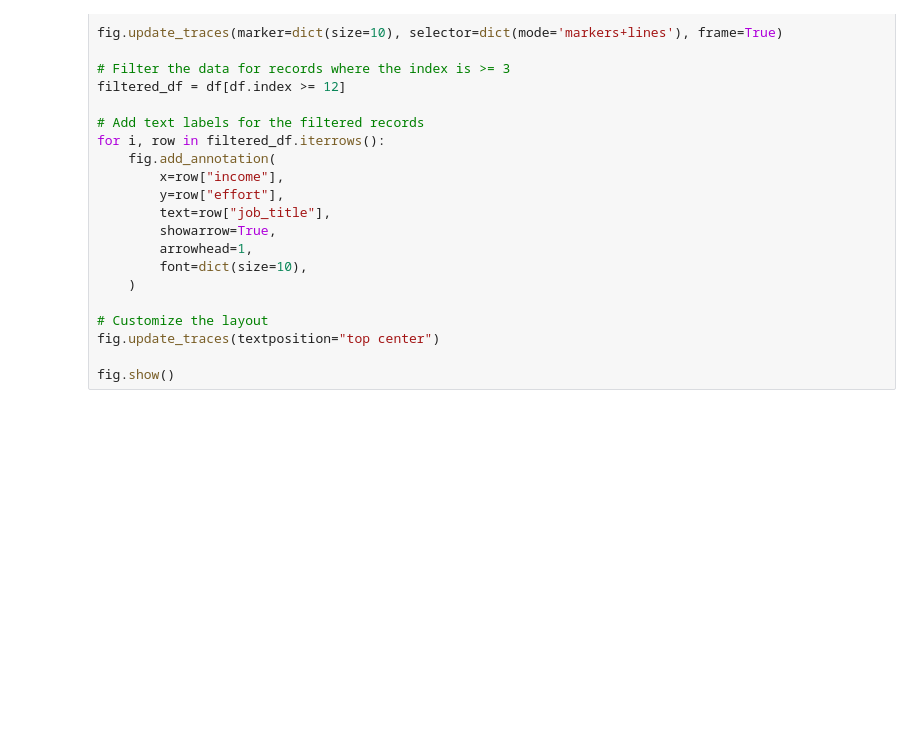
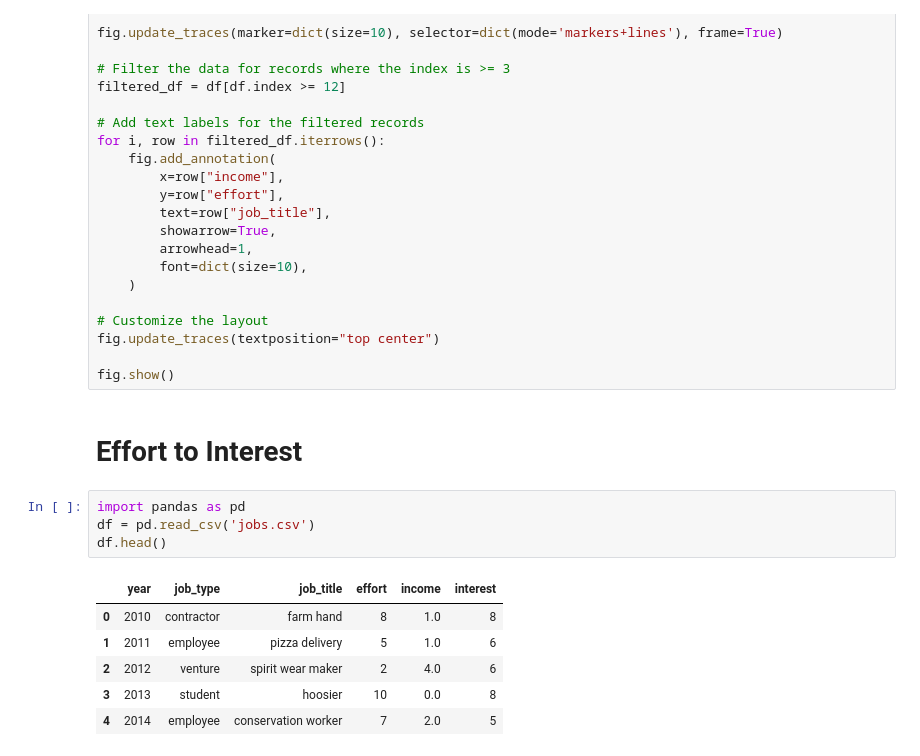
Before and after one commit to VanAltrades/career_journey_presentation, a Jupyter notebook: src/effort-income-matrix.ipynb, the cells around one changed output. Saved outputs shown, nothing was run; the diff lists cells and outputs as text; blank space fills up the shorter version.

Commit message:
add interest matrix

```diff
--- a/src/effort-income-matrix.ipynb
+++ b/src/effort-income-matrix.ipynb
@@ -580,3 +580,16 @@ for i, row in filtered_df.iterrows():
 fig.update_traces(textposition="top center")
 
 fig.show()
+# %% [markdown]
+# Effort to Interest
+# %%
+import pandas as pd
+df = pd.read_csv('jobs.csv')
+df.head()
+# %% [output]
+|  | year | job_type | job_title | effort | income | interest |
+| 0 | 2010 | contractor | farm hand | 8 | 1.0 | 8 |
+| 1 | 2011 | employee | pizza delivery | 5 | 1.0 | 6 |
+| 2 | 2012 | venture | spirit wear maker | 2 | 4.0 | 6 |
+| 3 | 2013 | student | hoosier | 10 | 0.0 | 8 |
+| 4 | 2014 | employee | conservation worker | 7 | 2.0 | 5 |
```
Also changed, not shown: parts of 3 cells of this notebook, 2 other files.
